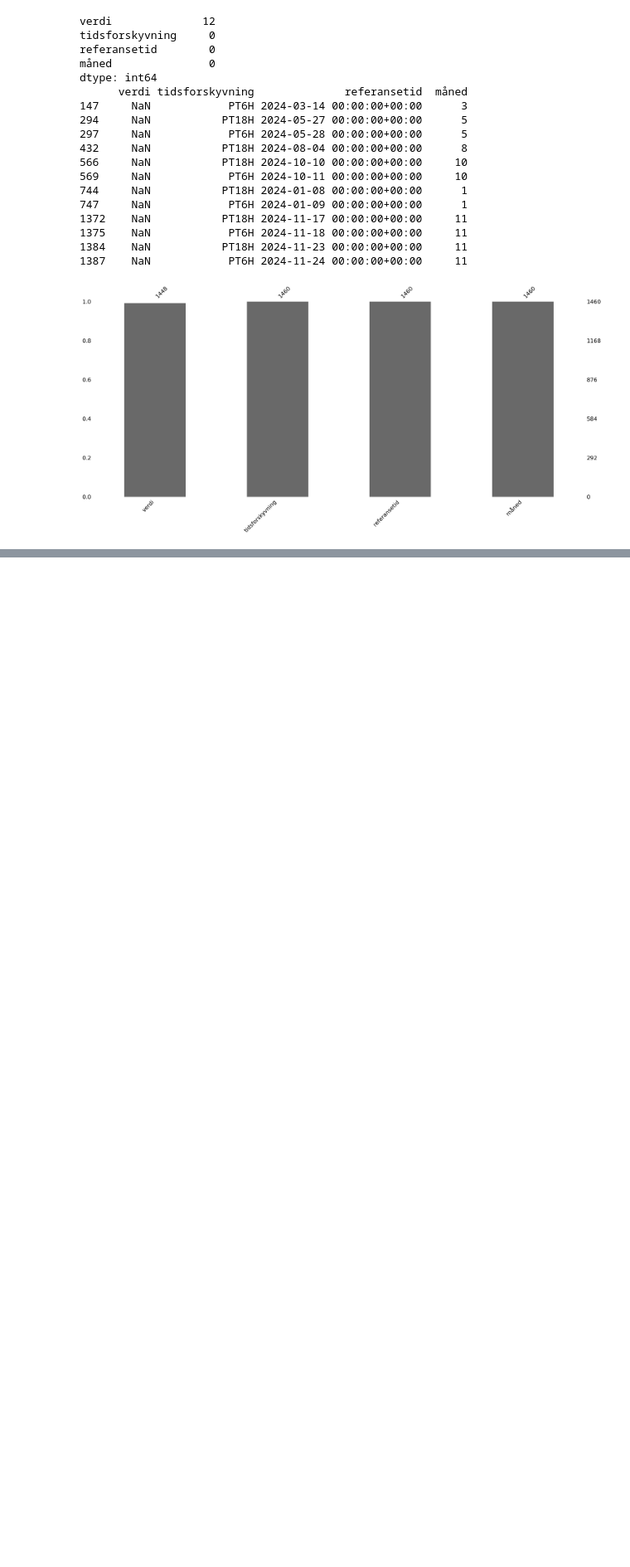
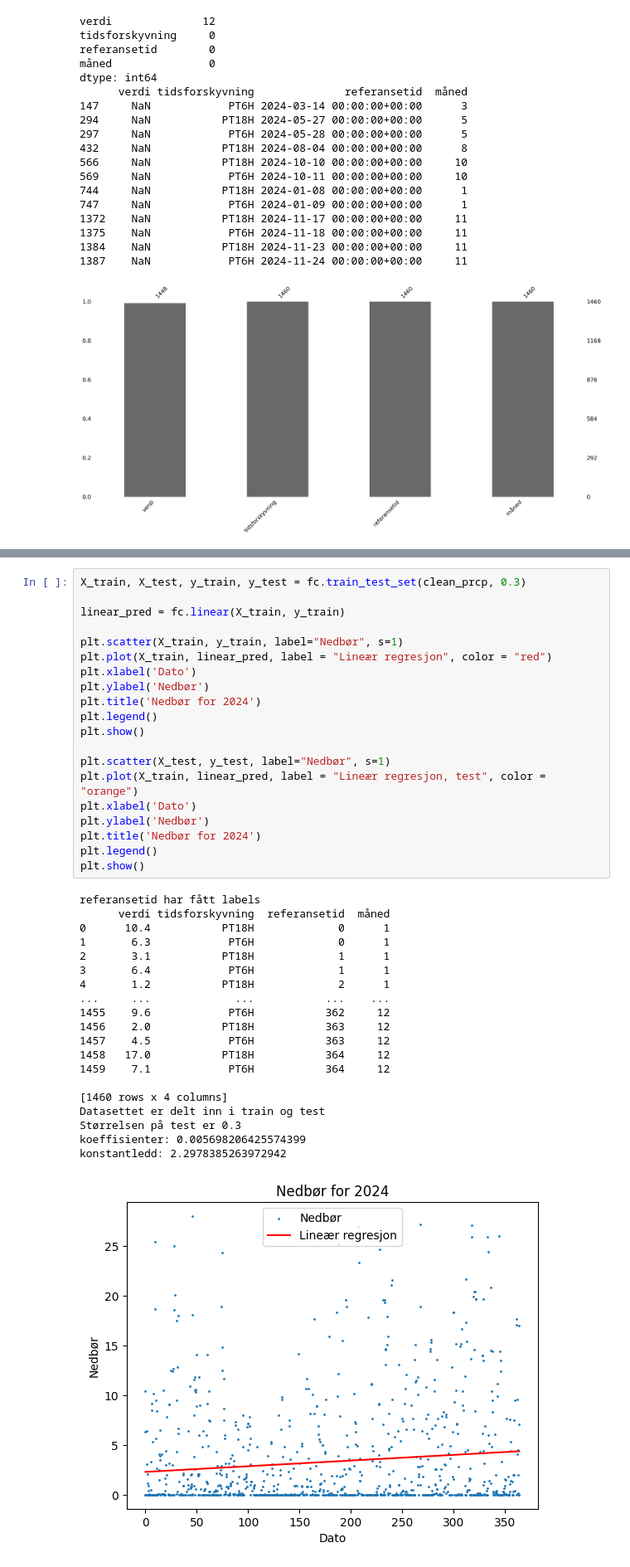
Before and after one commit to Sofihage/Milj-dataanalyse, a Jupyter notebook: notebooks/precipitation.ipynb, the cells around one changed output, grey strips where cells are left out. Shown at 83% size. Drawn from its saved outputs; the diff is of its cells as text; blank space fills up the shorter version.

Commit message:
precipitation fikset kode, la til regresjonsmodeller

```diff
--- a/notebooks/precipitation.ipynb
+++ b/notebooks/precipitation.ipynb
@@ -251,0 +262,41 @@ Name: verdi, dtype: float64
+# %%
+X_train, X_test, y_train, y_test = fc.train_test_set(clean_prcp, 0.3)
+
+linear_pred = fc.linear(X_train, y_train)
+
+plt.scatter(X_train, y_train, label="Nedbør", s=1)
+plt.plot(X_train, linear_pred, label = "Lineær regresjon", color = "red")
+plt.xlabel('Dato')
+plt.ylabel('Nedbør')
+plt.title('Nedbør for 2024')
+plt.legend()
+plt.show()
+
+plt.scatter(X_test, y_test, label="Nedbør", s=1)
+plt.plot(X_train, linear_pred, label = "Lineær regresjon, test", color = "orange")
+plt.xlabel('Dato')
+plt.ylabel('Nedbør')
+plt.title('Nedbør for 2024')
+plt.legend()
+plt.show()
+# %% [output]
+referansetid har fått labels
+      verdi tidsforskyvning  referansetid  måned
+0      10.4           PT18H             0      1
+1       6.3            PT6H             0      1
+2       3.1           PT18H             1      1
+3       6.4            PT6H             1      1
+4       1.2           PT18H             2      1
+...     ...             ...           ...    ...
+1455    9.6            PT6H           362     12
+1456    2.0           PT18H           363     12
+1457    4.5            PT6H           363     12
+1458   17.0           PT18H           364     12
+1459    7.1            PT6H           364     12
+
+[1460 rows x 4 columns]
+Datasettet er delt inn i train og test
+Størrelsen på test er 0.3
+koeffisienter: 0.005698206425574399
+konstantledd: 2.2978385263972942
+[figure, added]
```
Also changed, not shown: parts of 17 cells of this notebook, 1 other file.
